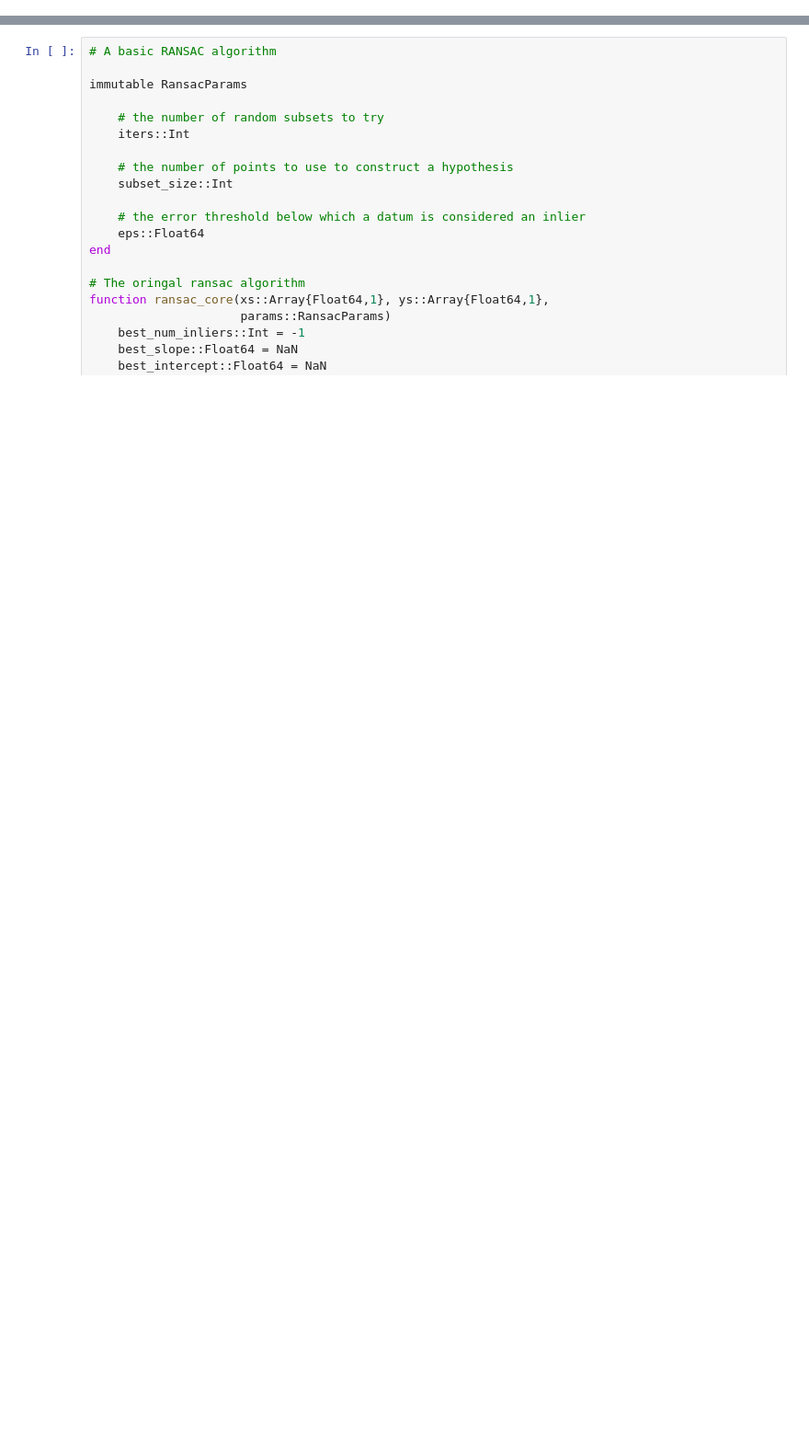
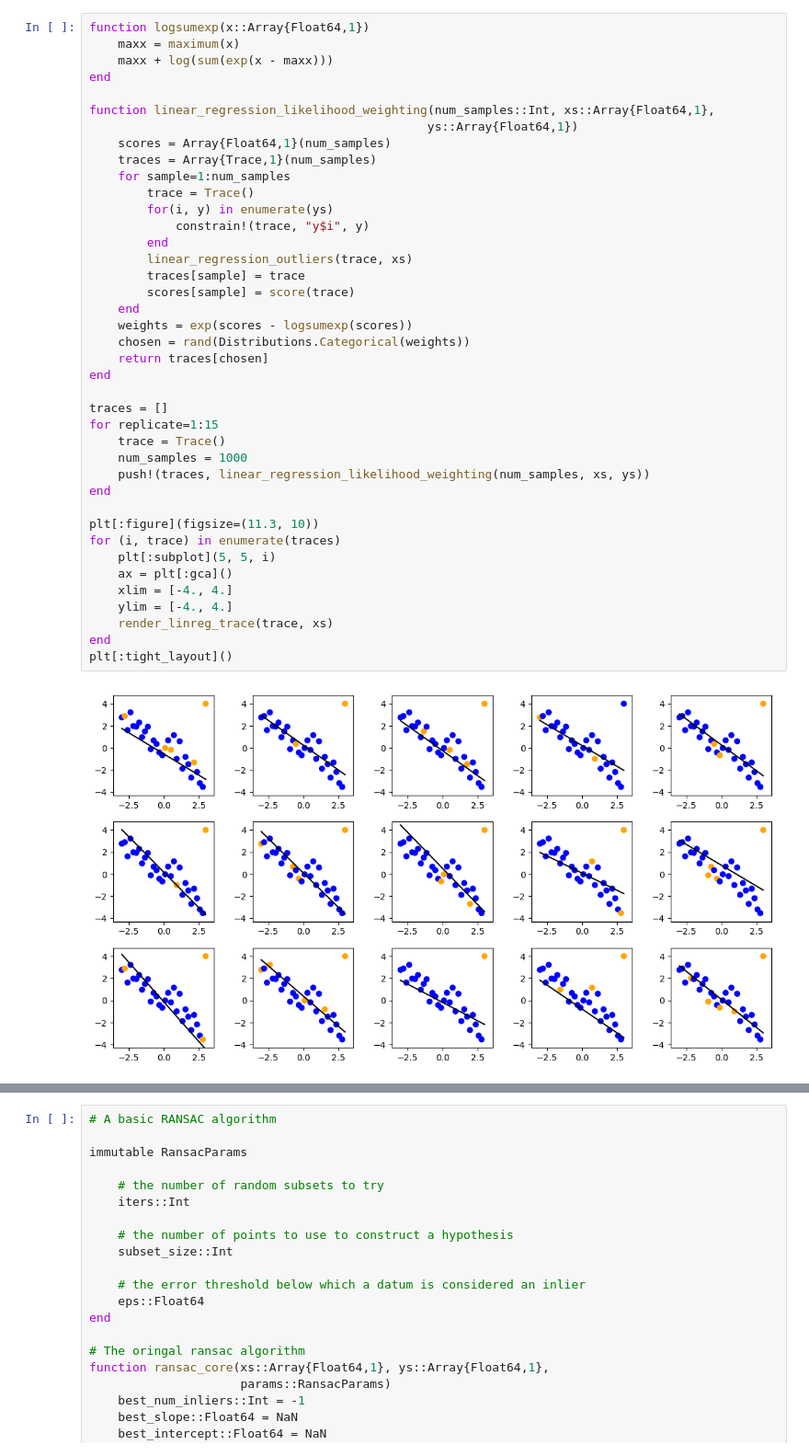
Before and after one commit to probcomp/GenExperimental.jl, a Jupyter notebook: examples/ransac/RANSAC_Notebook.ipynb, the cells around one changed output, grey strips where cells are left out. Shown at 92% size. Drawn from its saved outputs; the diff is of its cells as text; blank space fills up the shorter version.

```diff
--- a/examples/ransac/RANSAC_Notebook.ipynb
+++ b/examples/ransac/RANSAC_Notebook.ipynb
@@ -80,0 +87,42 @@ LoadError: UndefVarError: RansacParams not defined
+# %%
+function logsumexp(x::Array{Float64,1})
+    maxx = maximum(x)
+    maxx + log(sum(exp(x - maxx)))
+end
+
+function linear_regression_likelihood_weighting(num_samples::Int, xs::Array{Float64,1},
+                                               ys::Array{Float64,1})
+    scores = Array{Float64,1}(num_samples)
+    traces = Array{Trace,1}(num_samples)
+    for sample=1:num_samples
+        trace = Trace()
+        for(i, y) in enumerate(ys)
+            constrain!(trace, "y$i", y)
+        end
+        linear_regression_outliers(trace, xs)
+        traces[sample] = trace
+        scores[sample] = score(trace)
+    end
+    weights = exp(scores - logsumexp(scores))
+    chosen = rand(Distributions.Categorical(weights))
+    return traces[chosen]
+end
+
+traces = []
+for replicate=1:15
+    trace = Trace()
+    num_samples = 1000
+    push!(traces, linear_regression_likelihood_weighting(num_samples, xs, ys))
+end
+
+plt[:figure](figsize=(11.3, 10))
+for (i, trace) in enumerate(traces)
+    plt[:subplot](5, 5, i)
+    ax = plt[:gca]()
+    xlim = [-4., 4.]
+    ylim = [-4., 4.]
+    render_linreg_trace(trace, xs)
+end
+plt[:tight_layout]()
+# %% [output]
+[figure, added]
```
Also changed, not shown: parts of 42 cells of this notebook.
